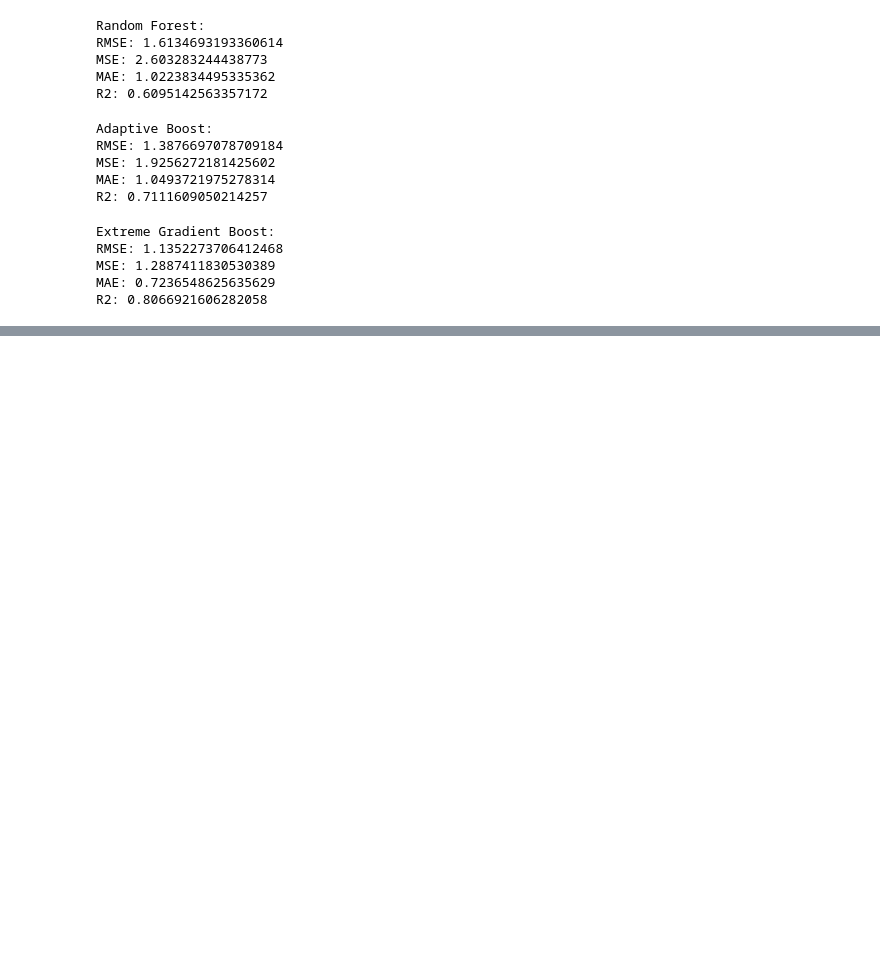
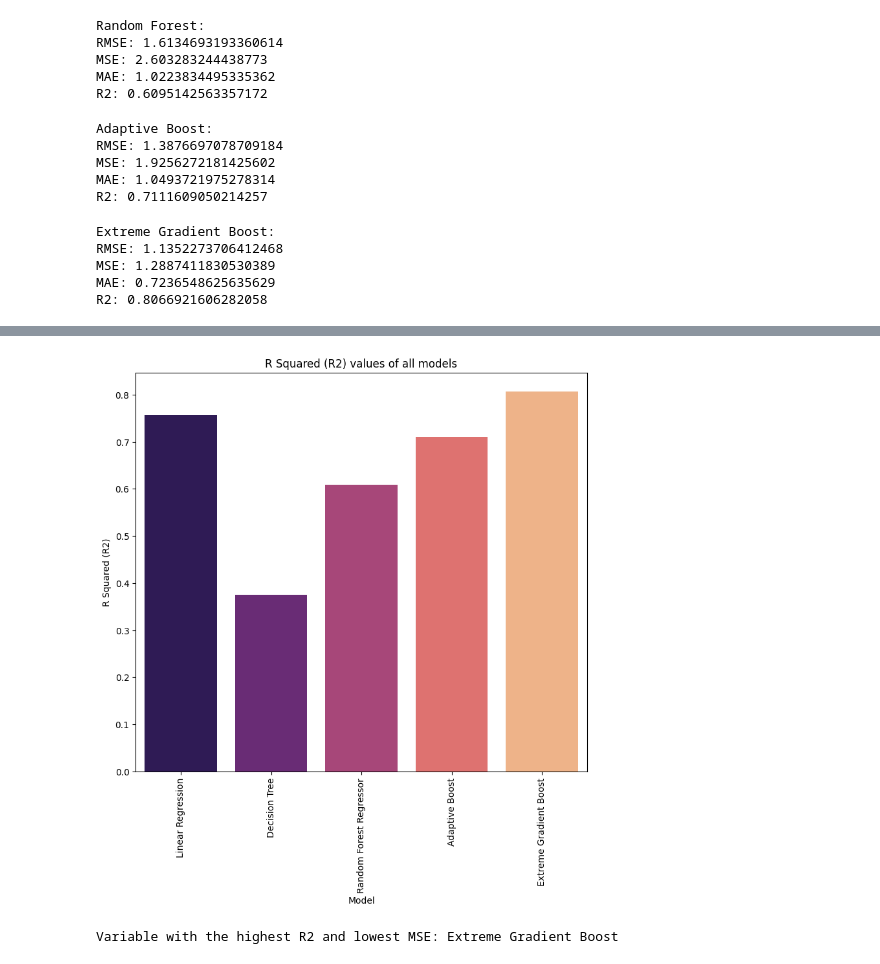
Before and after one commit to pratayyy/ABC-Products, a Jupyter notebook: ML/Order_Amount_Prediction.ipynb, the cells around one changed output, grey strips where cells are left out. Saved outputs shown, nothing was run; the diff lists cells and outputs as text; code cells hidden in the pictures; blank space fills up the shorter version.

```diff
--- a/ML/Order_Amount_Prediction.ipynb
+++ b/ML/Order_Amount_Prediction.ipynb
@@ -700,0 +726,25 @@ R2: 0.8066921606282058
+# %%
+plt.subplots(figsize=(9, 8))
+sns.barplot(x = Algorithm, y = R2_Score, palette = 'magma')
+plt.xticks(rotation = 90)
+plt.xlabel('Model')
+plt.ylabel('R Squared (R2)')
+plt.title('R Squared (R2) values of all models')
+plt.show()
+# %% [output]
+[figure, added]
+# %%
+highest_r2 = -float('inf')
+lowest_mse = float('inf')
+best_variable_index = -1
+
+for i in range(len(Algorithm)):
+    if R2_Score[i] > highest_r2 and MSE_Score[i] < lowest_mse:
+        highest_r2 = R2_Score[i]
+        lowest_mse = MSE_Score[i]
+        best_variable_index = i
+
+best_variable = Algorithm[best_variable_index]
+print("Variable with the highest R2 and lowest MSE:", best_variable)
+# %% [output]
+Variable with the highest R2 and lowest MSE: Extreme Gradient Boost
```
Also changed, not shown: parts of 3 cells of this notebook.
